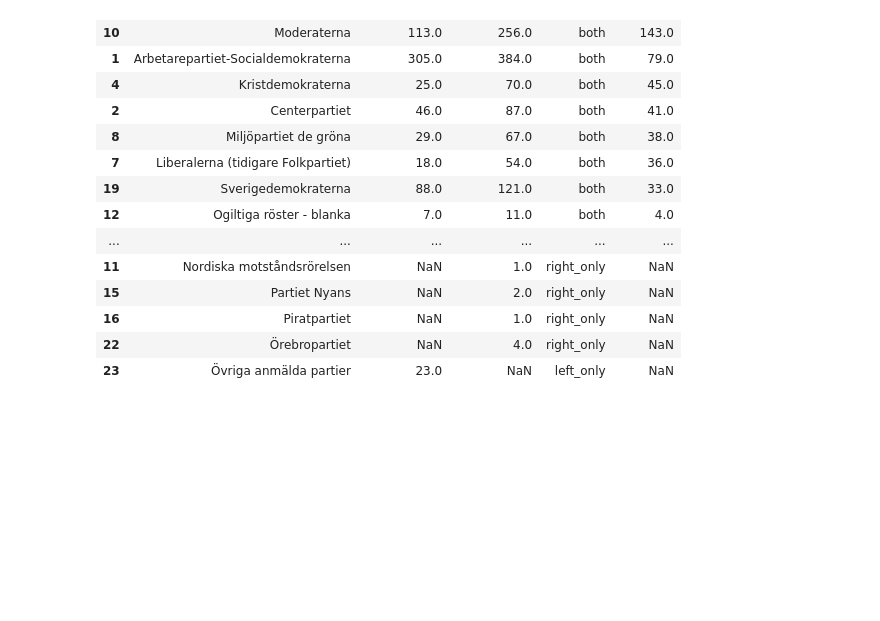
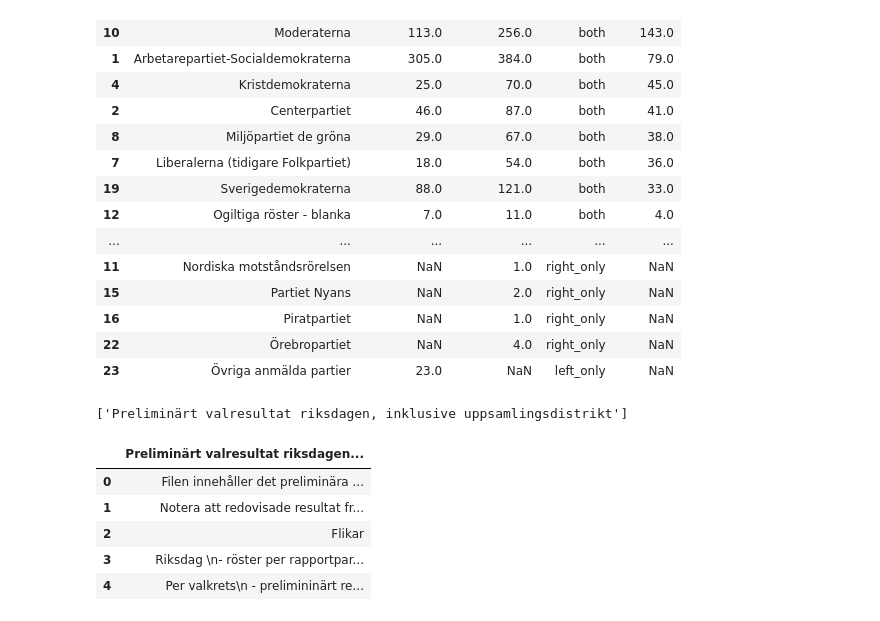
Before and after one commit to sven-0414/py-ai-lab, a Jupyter notebook: data_analysis/egen_lab.ipynb, the cells around one changed output. Drawn from its saved outputs; the diff is of its cells as text; code cells hidden in the pictures; blank space fills up the shorter version.

```diff
--- a/data_analysis/egen_lab.ipynb
+++ b/data_analysis/egen_lab.ipynb
@@ -314,3 +314,16 @@ detalj.sort_values('Skillnad', ascending=False)
 | 16 | Piratpartiet | NaN | 1.0 | right_only | NaN |
 | 22 | Örebropartiet | NaN | 4.0 | right_only | NaN |
 | 23 | Övriga anmälda partier | 23.0 | NaN | left_only | NaN |
+# %%
+prel_riksdag.columns.tolist()
+# %% [output]
+['Preliminärt valresultat riksdagen, inklusive uppsamlingsdistrikt']
+# %%
+prel_riksdag.head()
+# %% [output]
+|  | Preliminärt valresultat riksdagen... |
+| 0 | Filen innehåller det preliminära ... |
+| 1 | Notera att redovisade resultat fr... |
+| 2 | Flikar |
+| 3 | Riksdag \n- röster per rapportpar... |
+| 4 | Per valkrets\n - prelimininärt re... |
```
Also changed, not shown: parts of 1 cell of this notebook.
